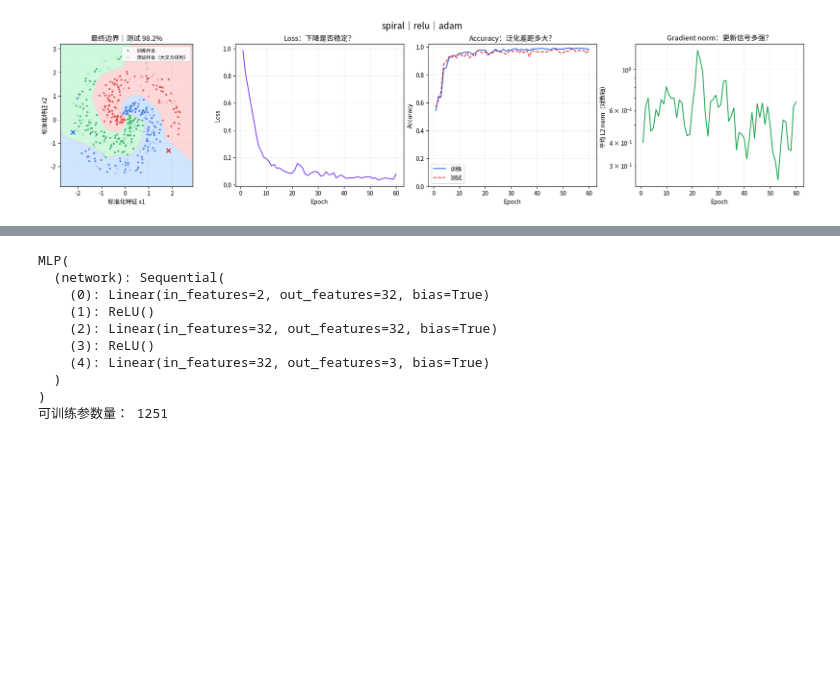
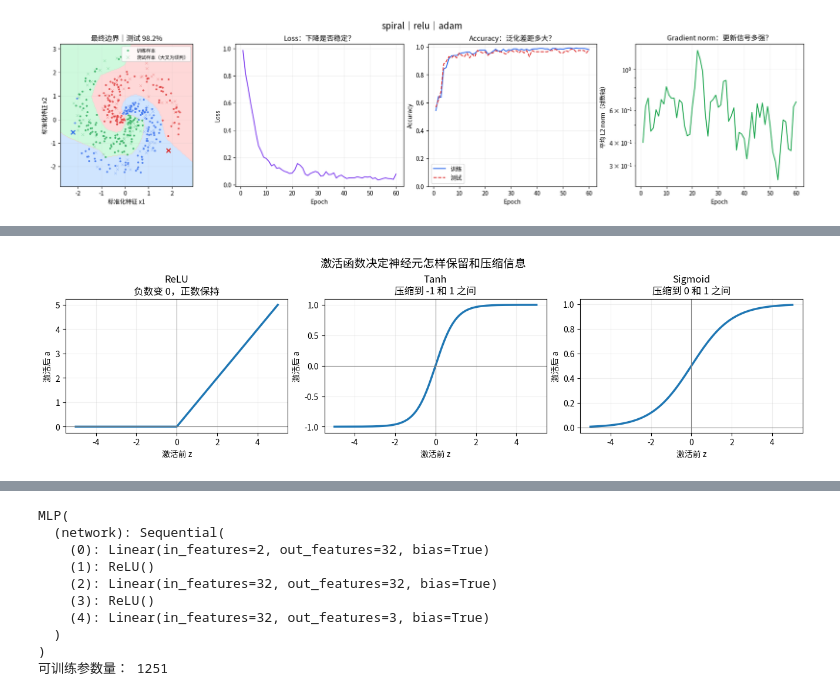
Before and after one commit to AYHQChang/2026DeeplearningDemo, a Jupyter notebook: 01_mlp_lab/03_训练第一个MLP.ipynb, the cells around one changed output, grey strips where cells are left out. Saved outputs shown, nothing was run; the diff lists cells and outputs as text; code cells hidden in the pictures; blank space fills up the shorter version.

```diff
--- a/01_mlp_lab/03_训练第一个MLP.ipynb
+++ b/01_mlp_lab/03_训练第一个MLP.ipynb
@@ -43,0 +152,18 @@ spiral｜relu｜adam                    98.2%       1,251        0.21        0.6
+# %%
+z_values = torch.linspace(-5, 5, 300)
+activations = [
+    ("ReLU", torch.relu(z_values), "负数变 0，正数保持"),
+    ("Tanh", torch.tanh(z_values), "压缩到 -1 和 1 之间"),
+    ("Sigmoid", torch.sigmoid(z_values), "压缩到 0 和 1 之间"),
+]
+fig, axes = plt.subplots(1, 3, figsize=(13, 3.5), sharex=True, layout="constrained")
+for ax, (name, output, description) in zip(axes, activations):
+    ax.plot(z_values, output, lw=2.5)
+    ax.axhline(0, color="gray", lw=0.8)
+    ax.axvline(0, color="gray", lw=0.8)
+    ax.set(title=f"{name}\n{description}", xlabel="激活前 z", ylabel="激活后 a")
+    ax.grid(alpha=0.2)
+fig.suptitle("激活函数决定神经元怎样保留和压缩信息", fontsize=14)
+plt.show()
+# %% [output]
+[figure, added]
```
Also changed, not shown: parts of 13 cells of this notebook, 2 other files.
